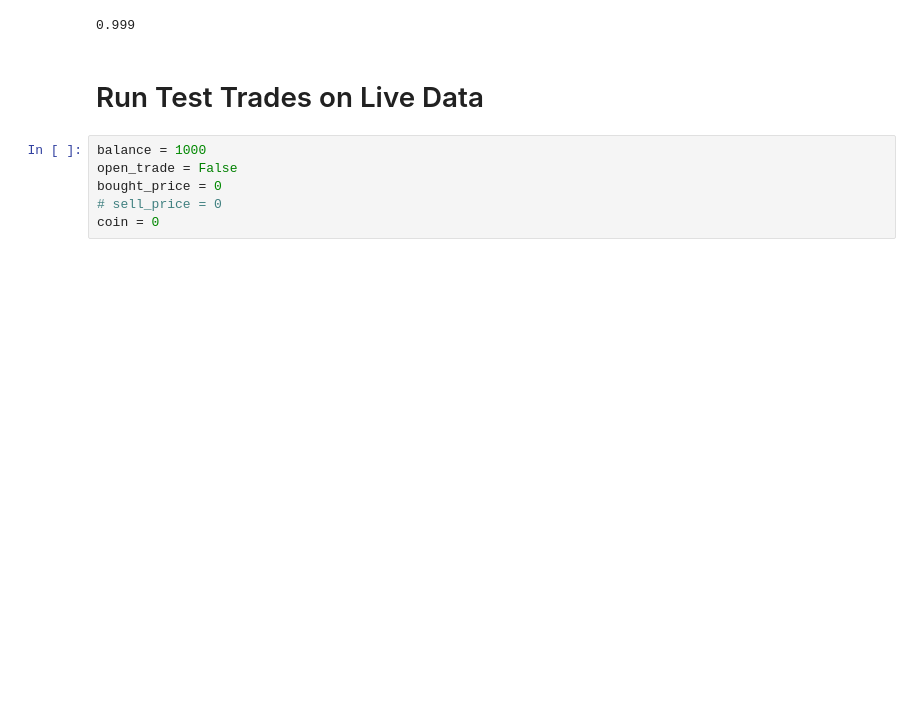
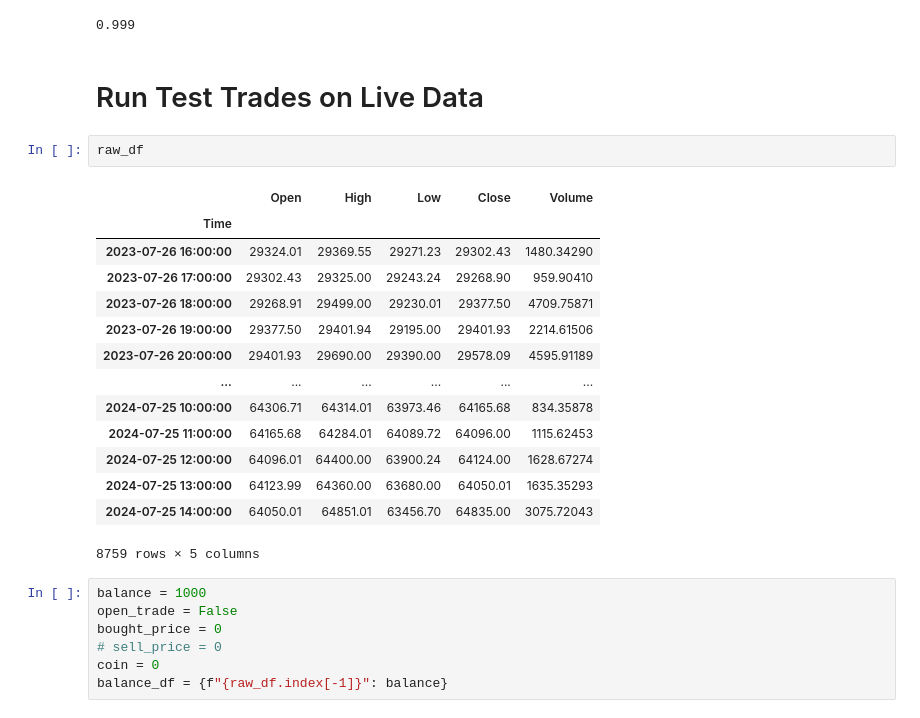
Before and after one commit to nolanspecter/binance_trading_bot, a Jupyter notebook: bot.ipynb, the cells around one changed output. Saved outputs shown, nothing was run; the diff lists cells and outputs as text; blank space fills up the shorter version.

```diff
--- a/bot.ipynb
+++ b/bot.ipynb
@@ -212,11 +181,29 @@ PnL:-1.4035870763096479
 0.999
 # %% [markdown]
 # Run Test Trades on Live Data
+# %%
+raw_df
+# %% [output]
+|  | Open | High | Low | Close | Volume |
+| Time |  |  |  |  |  |
+| 2023-07-26 16:00:00 | 29324.01 | 29369.55 | 29271.23 | 29302.43 | 1480.34290 |
+| 2023-07-26 17:00:00 | 29302.43 | 29325.00 | 29243.24 | 29268.90 | 959.90410 |
+| 2023-07-26 18:00:00 | 29268.91 | 29499.00 | 29230.01 | 29377.50 | 4709.75871 |
+| 2023-07-26 19:00:00 | 29377.50 | 29401.94 | 29195.00 | 29401.93 | 2214.61506 |
+| 2023-07-26 20:00:00 | 29401.93 | 29690.00 | 29390.00 | 29578.09 | 4595.91189 |
+| ... | ... | ... | ... | ... | ... |
+| 2024-07-25 10:00:00 | 64306.71 | 64314.01 | 63973.46 | 64165.68 | 834.35878 |
+| 2024-07-25 11:00:00 | 64165.68 | 64284.01 | 64089.72 | 64096.00 | 1115.62453 |
+| 2024-07-25 12:00:00 | 64096.01 | 64400.00 | 63900.24 | 64124.00 | 1628.67274 |
+| 2024-07-25 13:00:00 | 64123.99 | 64360.00 | 63680.00 | 64050.01 | 1635.35293 |
+| 2024-07-25 14:00:00 | 64050.01 | 64851.01 | 63456.70 | 64835.00 | 3075.72043 |
+8759 rows × 5 columns
 # %%
 balance = 1000
 open_trade = False
 bought_price = 0
 # sell_price = 0
 coin = 0
+balance_df = {f"{raw_df.index[-1]}": balance}
 # %%
 while True:
```
Also changed, not shown: parts of 11 cells of this notebook.
